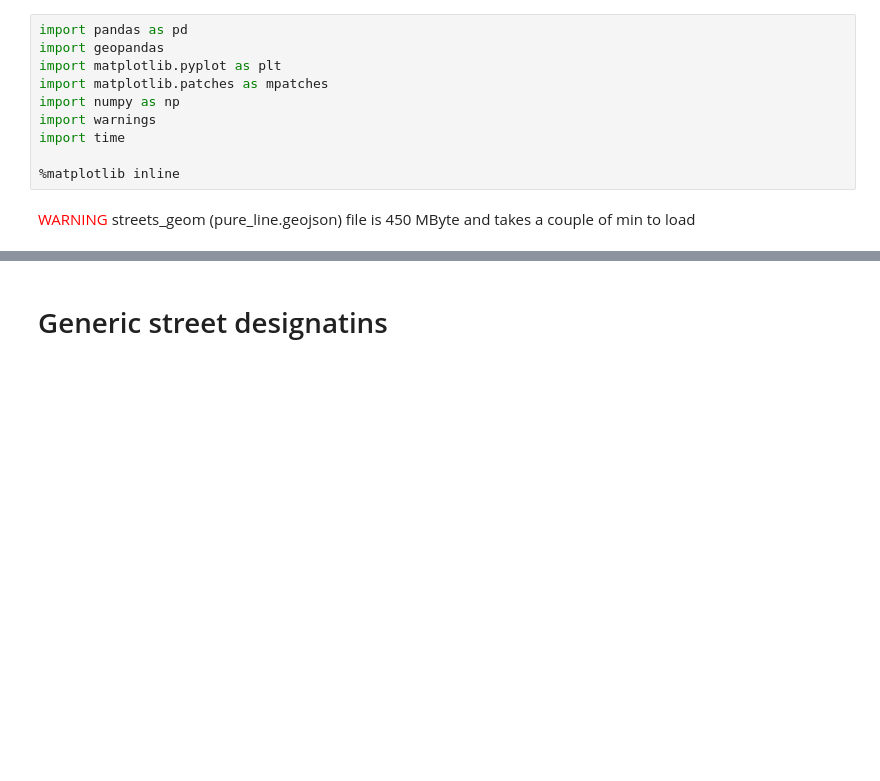
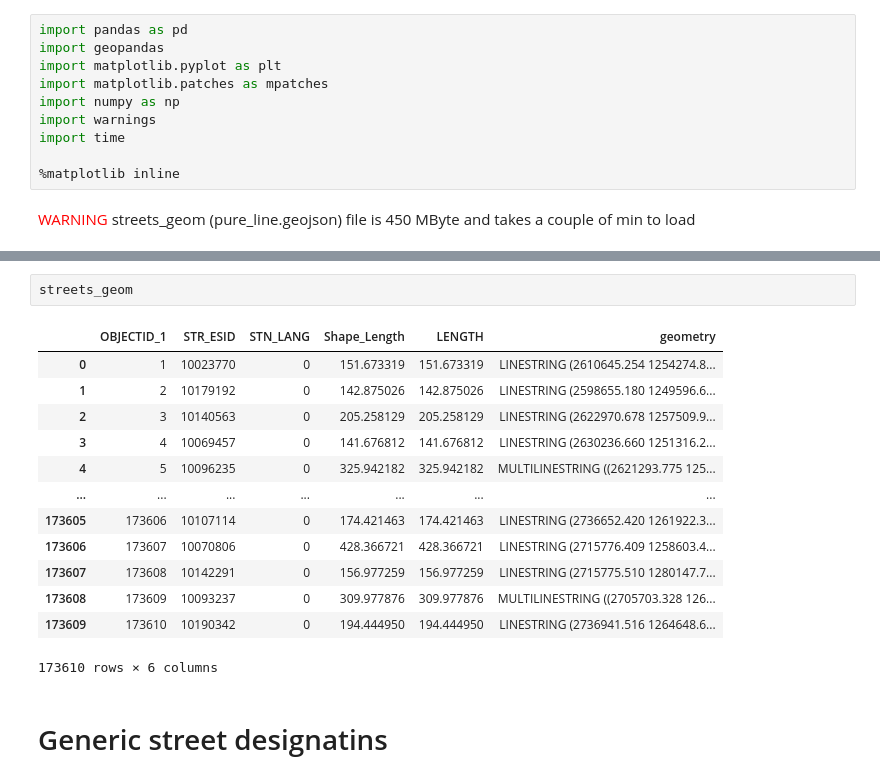
Before and after one commit to CaptainInler/cassda-zertifikatsarbeit, a Jupyter notebook: Evaluation/street_designations_line_geometries.ipynb, the cells around one changed output, grey strips where cells are left out. Cells and saved outputs as stored; diff of their text form; blank space fills up the shorter version.

```diff
--- a/Evaluation/street_designations_line_geometries.ipynb
+++ b/Evaluation/street_designations_line_geometries.ipynb
@@ -31,3 +31,19 @@ Wall time: 6min 19s
+# %%
+streets_geom
+# %% [output]
+|  | OBJECTID_1 | STR_ESID | STN_LANG | Shape_Length | LENGTH | geometry |
+| 0 | 1 | 10023770 | 0 | 151.673319 | 151.673319 | LINESTRING (2610645.254 1254274.8... |
+| 1 | 2 | 10179192 | 0 | 142.875026 | 142.875026 | LINESTRING (2598655.180 1249596.6... |
+| 2 | 3 | 10140563 | 0 | 205.258129 | 205.258129 | LINESTRING (2622970.678 1257509.9... |
+| 3 | 4 | 10069457 | 0 | 141.676812 | 141.676812 | LINESTRING (2630236.660 1251316.2... |
+| 4 | 5 | 10096235 | 0 | 325.942182 | 325.942182 | MULTILINESTRING ((2621293.775 125... |
+| ... | ... | ... | ... | ... | ... | ... |
+| 173605 | 173606 | 10107114 | 0 | 174.421463 | 174.421463 | LINESTRING (2736652.420 1261922.3... |
+| 173606 | 173607 | 10070806 | 0 | 428.366721 | 428.366721 | LINESTRING (2715776.409 1258603.4... |
+| 173607 | 173608 | 10142291 | 0 | 156.977259 | 156.977259 | LINESTRING (2715775.510 1280147.7... |
+| 173608 | 173609 | 10093237 | 0 | 309.977876 | 309.977876 | MULTILINESTRING ((2705703.328 126... |
+| 173609 | 173610 | 10190342 | 0 | 194.444950 | 194.444950 | LINESTRING (2736941.516 1264648.6... |
+173610 rows × 6 columns
 # %% [markdown]
 # Generic street designatins
 # %% [markdown]
```
Also changed, not shown: parts of 9 cells of this notebook, 5 other files.
